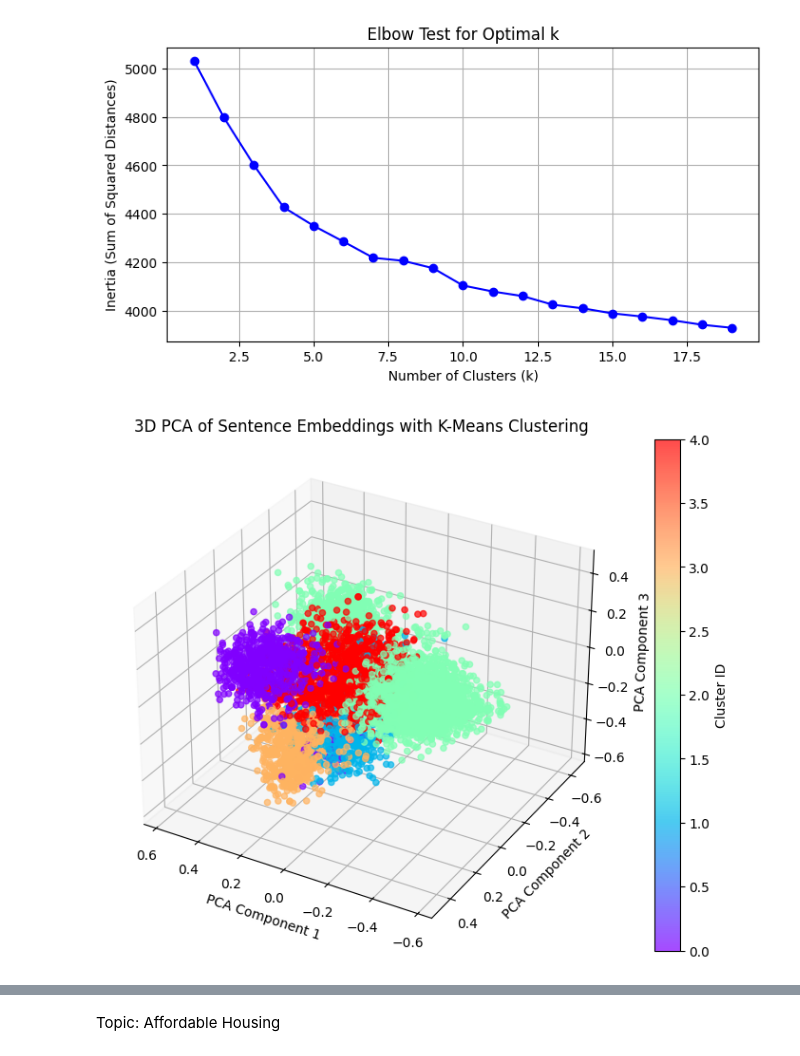
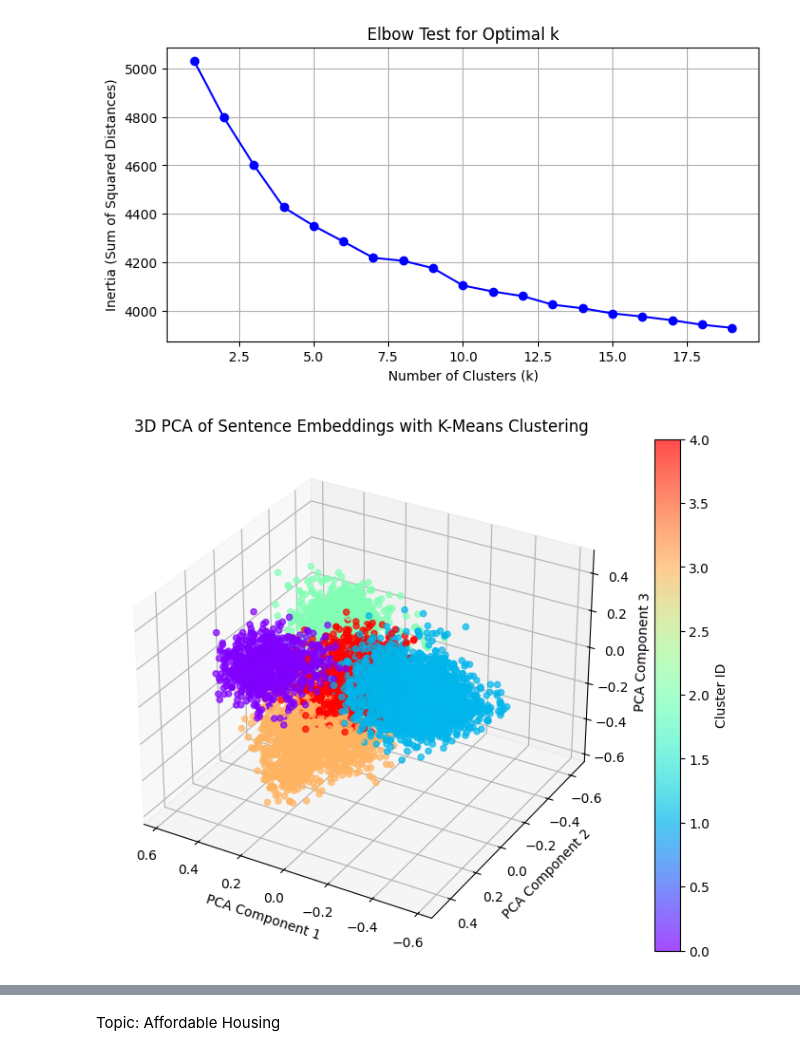
Before and after one commit to mpham8/kestelman-research, a Jupyter notebook: text-data-context/k-mean-clustering.ipynb, the cells around one changed output, grey strips where cells are left out. Saved outputs shown, nothing was run; the diff lists cells and outputs as text; code cells hidden in the pictures.

Commit message:
finished manual labels, accuracy scores

```diff
--- a/text-data-context/k-mean-clustering.ipynb
+++ b/text-data-context/k-mean-clustering.ipynb
@@ -129,10 +130,17 @@ def get_labeled_sentences(label_file):
 
 #     return final_clusters, final_clustering_model
 # %%
-from scipy.spatial.distance import cdist
+def match_clusters(centroids, reference_centroids):
+    """
+    Match clusters from different K-means runs to ensure consistent labeling.
 
-def match_clusters(centroids, reference_centroids):
-    # Find the best match for each centroid in reference_centroids
+    Args:
+    centroids (np.array): Centroids from the current K-means run.
+    reference_centroids (np.array): Centroids from the reference K-means run.
+
+    Returns:
+    list: Matched indices for each centroid.
+    """
     matches = []
     for centroid in centroids:
         distances = cdist([centroid], reference_centroids, 'euclidean')
@@ -141,12 +149,26 @@ def match_clusters(centroids, reference_centroids):
     return matches
 
 def k_means_classifier(embeddings, num_clusters=8, seed=42, n_init=10, test_embeddings=None):
+    """
+    Perform K-means clustering with multiple initializations and consensus voting.
+
+    Args:
+    embeddings (np.array): Input data for clustering.
+    num_clusters (int): Number of clusters to form.
+    seed (int): Random seed for reproducibility.
+    n_init (int): Number of times to run K-means with different initializations.
+    test_embeddings (np.array, optional): Test data for prediction.
+
+    Returns:
+    np.array: Final cluster assignments for input data.
+    np.array (optional): Cluster predictions for test data, if provided.
+    """
     n_samples = embeddings.shape[0]
     all_clusters = np.zeros((n_init, n_samples), dtype=int)
     all_models = []
     all_centroids = []
 
-    # Run K-means multiple times and collect the cluster labels
+    #run K-means multiple times with different initializations
     for i in range(n_init):
         clustering_model = KMeans(n_clusters=num_clusters, random_state=seed + i*100)
         clustering_model.fit(embeddings)
@@ -154,10 +176,10 @@ def k_means_classifier(embeddings, num_clusters=8, seed=42, n_init=10, test_embe
         all_models.append(clustering_model)
         all_centroids.append(clustering_model.cluster_centers_)
 
-    # Use the centroids from the first run as the reference
+    #use the centroids from the first run as the reference
     reference_centroids = all_centroids[0]
 
-    # Align cluster labels across different runs
+    #align cluster labels across different runs
     aligned_clusters = np.zeros_like(all_clusters)
     aligned_clusters[0] = all_clusters[0]
 
@@ -165,20 +187,20 @@ def k_means_classifier(embeddings, num_clusters=8, seed=42, n_init=10, test_embe
         matches = match_clusters(all_centroids[i], reference_centroids)
         aligned_clusters[i] = np.array([matches[label] for label in all_clusters[i]])
 
-    # Perform voting (finding the most common cluster assignment for each observation)
+    #perform consensus voting to determine final cluster assignments
     final_clusters = mode(aligned_clusters, axis=0)[0].flatten()
 
-    # Fit the final model with the final clusters (optional)
+    #fit a final model using the consensus cluster assignments
     final_clustering_model = KMeans(n_clusters=num_clusters, random_state=seed)
     final_clustering_model.fit(embeddings)
 
     if test_embeddings is not None:
-        # Predict clusters for test set using the aligned models
+        #predict clusters for test set using the aligned models
         test_predictions = np.zeros((n_init, test_embeddings.shape[0]), dtype=int)
         for i, model in enumerate(all_models):
             test_predictions[i] = model.predict(test_embeddings)
 
-        # Align test set predictions according to the reference model
+        # align test set predictions according to the reference model
         aligned_test_predictions = np.zeros_like(test_predictions)
         aligned_test_predictions[0] = test_predictions[0]
 
@@ -186,7 +208,7 @@ def k_means_classifier(embeddings, num_clusters=8, seed=42, n_init=10, test_embe
             matches = match_clusters(all_centroids[i], reference_centroids)
             aligned_test_predictions[i] = np.array([matches[label] for label in test_predictions[i]])
 
-        # Perform voting on the aligned test predictions
+        #perform consensus voting on the aligned test predictions
         final_test_predictions = mode(aligned_test_predictions, axis=0)[0].flatten()
         return final_clusters, final_test_predictions
 
@@ -328,13 +350,13 @@ elbow_test(nuisance_embeddings)
 # %%
 nuisance_num_clusters = 5
 
 test_nuisance_sentences_embedded = get_labeled_sentences("labels/nuisance_labeled.csv")
-nuisance_clusters, nuisance_pred = k_means_classifier(nuisance_embeddings, num_clusters=nuisance_num_clusters, seed=42, n_init=10, test_embeddings=test_nuisance_sentences_embedded)
+nuisance_clusters, nuisance_pred = k_means_classifier(nuisance_embeddings, num_clusters=nuisance_num_clusters, seed=42, n_init=30, test_embeddings=test_nuisance_sentences_embedded)
 
 nuisance_clusters_df = pd.DataFrame({'Sentence': nuisance_sentences, 'Cluster': nuisance_clusters})
 pca_plot(nuisance_embeddings, nuisance_clusters)
 # %% [output]
-[figure, old version]
+[figure, new version]
 # %%
 nuisance_example_sentences = 4
 example_sentences(nuisance_clusters_df, nuisance_num_clusters, nuisance_example_sentences)
```
Also changed, not shown: parts of 18 cells of this notebook.
